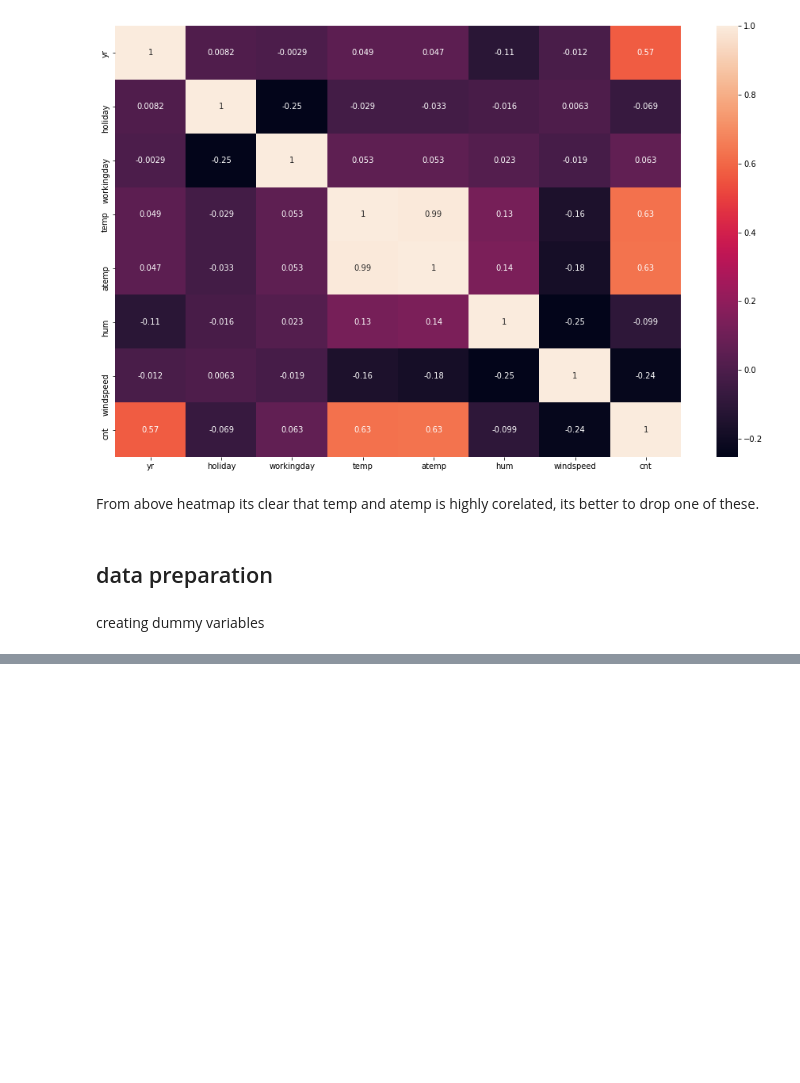
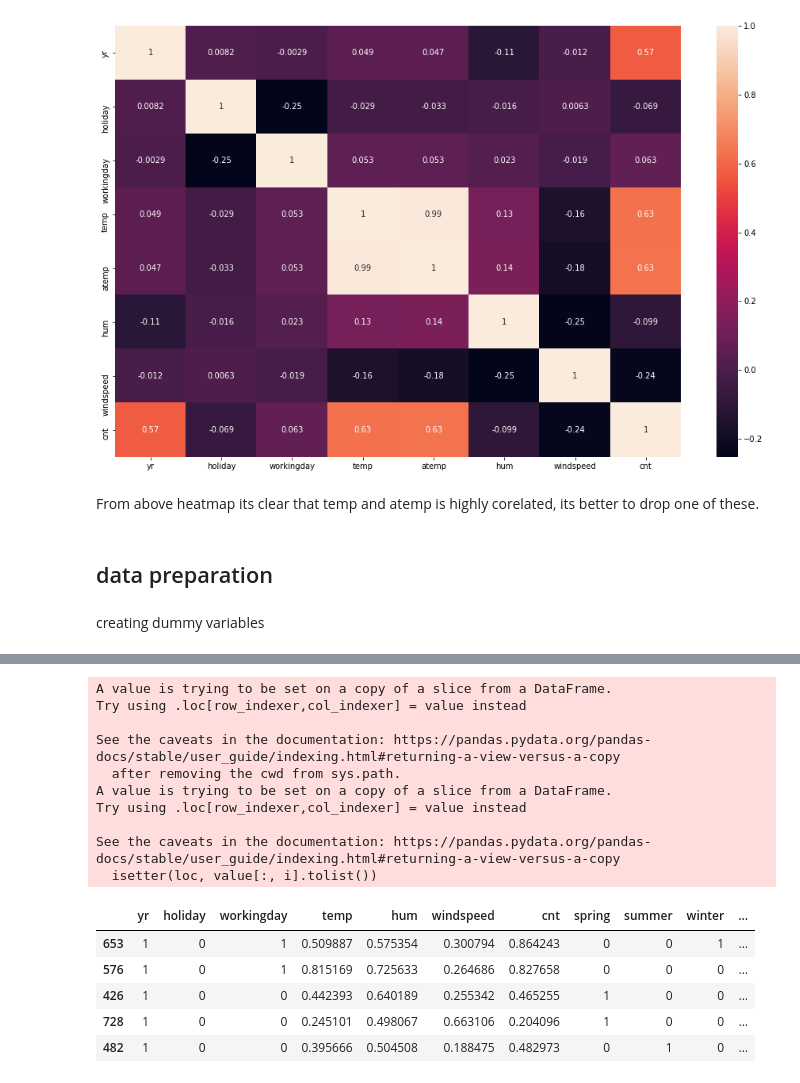
Before and after one commit to Arch0/Bike-Sharing-dataset-, a Jupyter notebook: Untitled2.ipynb, the cells around one changed output, grey strips where cells are left out. Saved outputs shown, nothing was run; the diff lists cells and outputs as text; code cells hidden in the pictures; blank space fills up the shorter version.

```diff
--- a/Untitled2.ipynb
+++ b/Untitled2.ipynb
@@ -156,0 +204,24 @@ creating dummy variables
+# %%
+# Apply scaler() to all the columns except the 'yes-no' and 'dummy' variables
+num_vars = ['temp', 'hum', 'windspeed', 'cnt']
+
+df_train[num_vars] = scaler.fit_transform(df_train[num_vars])
+
+df_train.head()
+# %% [output]
+A value is trying to be set on a copy of a slice from a DataFrame.
+Try using .loc[row_indexer,col_indexer] = value instead
+
+See the caveats in the documentation: https://pandas.pydata.org/pandas-docs/stable/user_guide/indexing.html#returning-a-view-versus-a-copy
+  after removing the cwd from sys.path.
+A value is trying to be set on a copy of a slice from a DataFrame.
+Try using .loc[row_indexer,col_indexer] = value instead
+
+See the caveats in the documentation: https://pandas.pydata.org/pandas-docs/stable/user_guide/indexing.html#returning-a-view-versus-a-copy
+  isetter(loc, value[:, i].tolist())
+|  | yr | holiday | workingday | temp | hum | windspeed | cnt | spring | summer | winter | ... |
+| 653 | 1 | 0 | 1 | 0.509887 | 0.575354 | 0.300794 | 0.864243 | 0 | 0 | 1 | ... |
+| 576 | 1 | 0 | 1 | 0.815169 | 0.725633 | 0.264686 | 0.827658 | 0 | 0 | 0 | ... |
+| 426 | 1 | 0 | 0 | 0.442393 | 0.640189 | 0.255342 | 0.465255 | 1 | 0 | 0 | ... |
+| 728 | 1 | 0 | 0 | 0.245101 | 0.498067 | 0.663106 | 0.204096 | 1 | 0 | 0 | ... |
+| 482 | 1 | 0 | 0 | 0.395666 | 0.504508 | 0.188475 | 0.482973 | 0 | 1 | 0 | ... |
```
Also changed, not shown: parts of 11 cells of this notebook.
